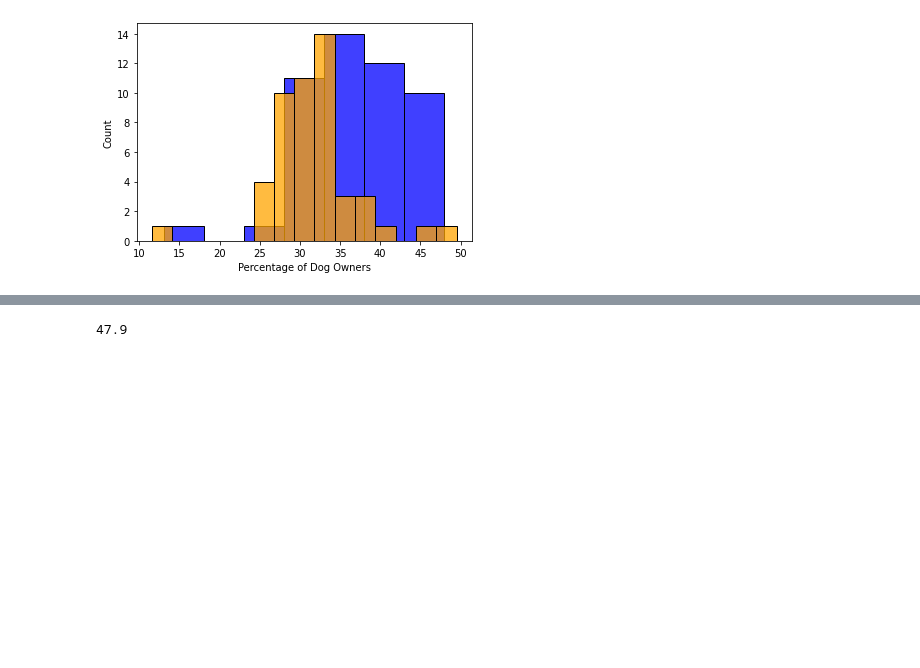
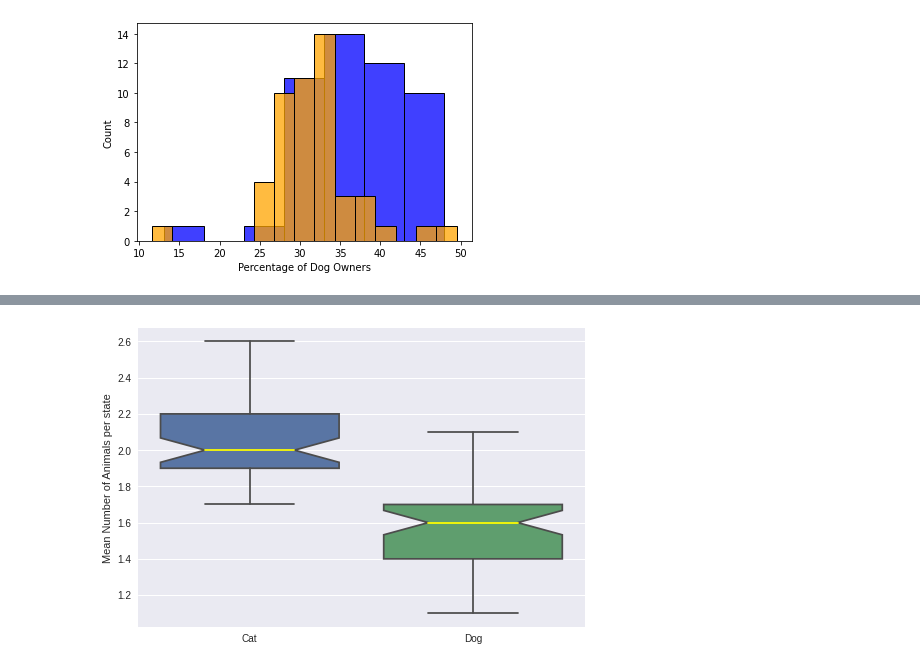
Before and after one commit to erwincarlogonzales/CodingDojo, a Jupyter notebook: Histograms_&_Boxplots_Exercise_(Core).ipynb, the cells around one changed output, grey strips where cells are left out. Drawn from its saved outputs; the diff is of its cells as text; code cells hidden in the pictures; blank space fills up the shorter version.

```diff
--- a/Histograms_&_Boxplots_Exercise_(Core).ipynb
+++ b/Histograms_&_Boxplots_Exercise_(Core).ipynb
@@ -65,2 +84,12 @@ plt.boxplot([cats, dogs], labels = ['Cats', 'Dogs']);
+# %%
+boxplot = sns.boxplot(data=df[['Mean Number of Cats',
+                               'Mean Number of Dogs per household']],
+                      notch=True,
+                      medianprops={"color": "yellow"})
+boxplot.set(ylabel='Mean Number of Animals per state');
+boxplot.set_xticklabels(['Cat',
+                   'Dog']);
+# %% [output]
+[figure, added]
 # %%
 # 5. What can we see by comparing these two boxplots? What information does this tell us?
@@ -68,4 +97,0 @@ plt.boxplot([cats, dogs], labels = ['Cats', 'Dogs']);
-# %%
-df['Percentage of Dog Owners'].max()
-# %% [output]
-47.9
```
Also changed, not shown: parts of 4 cells of this notebook.
